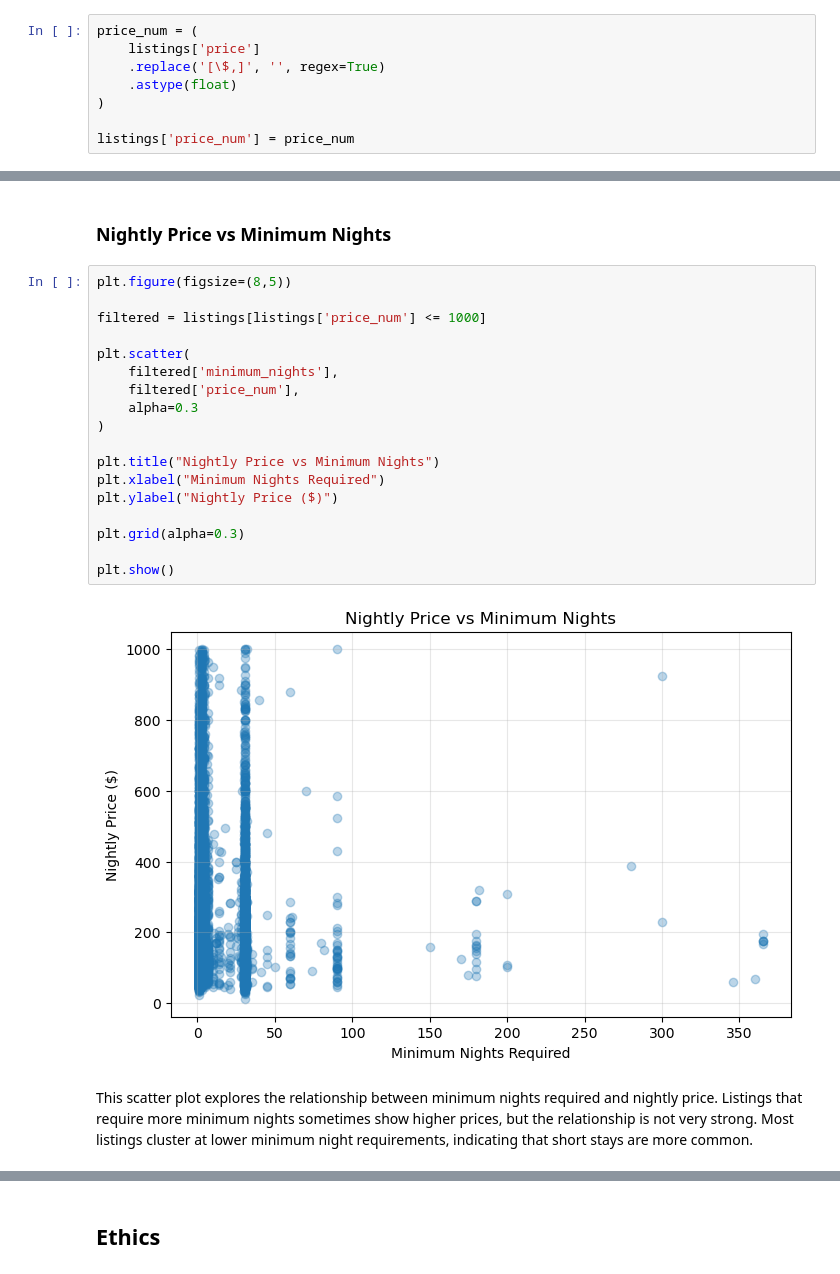
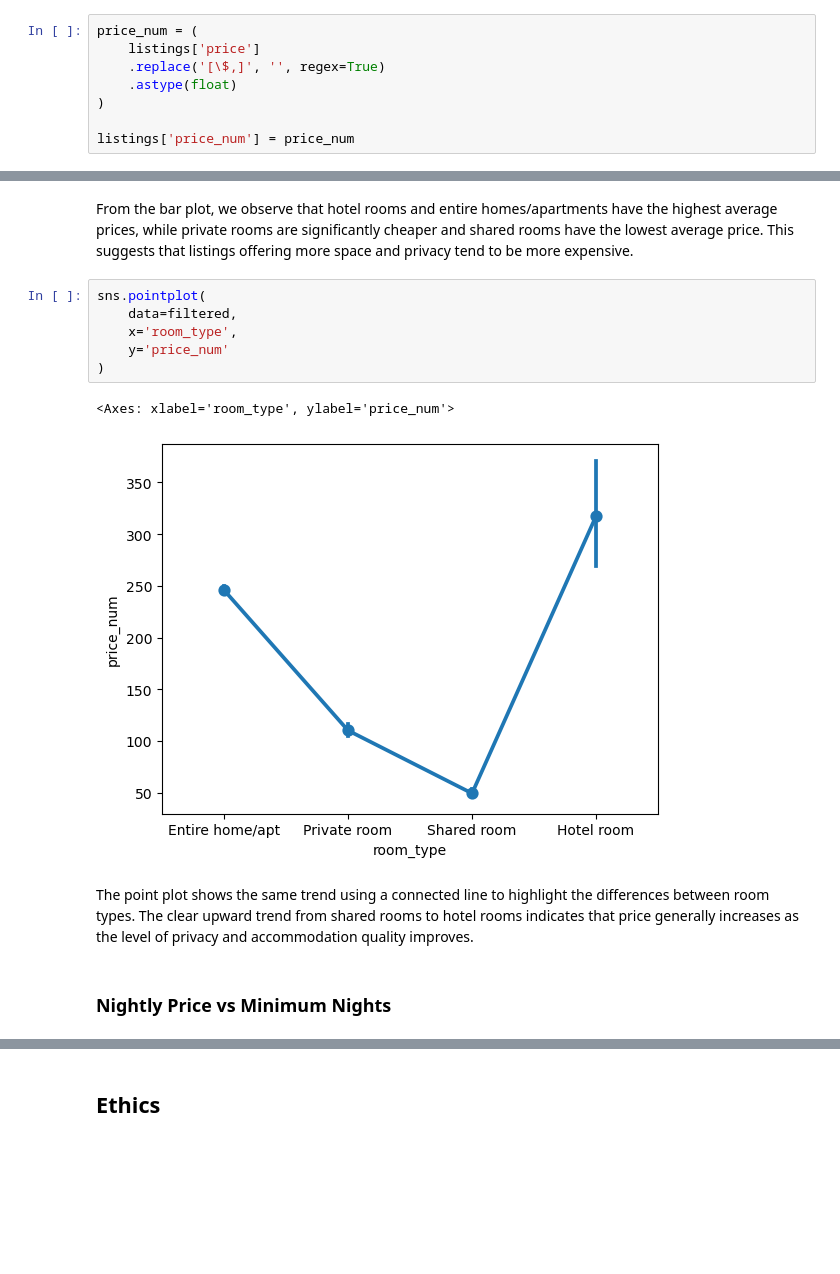
Before and after one commit to COGS108/Group082_WI26, a Jupyter notebook: 02-EDACheckpoint.ipynb, the cells around one changed output, grey strips where cells are left out. Saved outputs shown, nothing was run; the diff lists cells and outputs as text; blank space fills up the shorter version.

```diff
--- a/02-EDACheckpoint.ipynb
+++ b/02-EDACheckpoint.ipynb
@@ -574,26 +566,15 @@ plt.show()
+# %% [markdown]
+From the bar plot, we observe that hotel rooms and entire homes/apartments have the highest average prices, while private rooms are significantly cheaper and shared rooms have the lowest average price. This suggests that listings offering more space and privacy tend to be more expensive.
+# %%
+sns.pointplot(
+    data=filtered,
+    x='room_type',
+    y='price_num'
+)
+# %% [output]
+<Axes: xlabel='room_type', ylabel='price_num'>
+[figure, added]
+# %% [markdown]
+The point plot shows the same trend using a connected line to highlight the differences between room types. The clear upward trend from shared rooms to hotel rooms indicates that price generally increases as the level of privacy and accommodation quality improves.
 # %% [markdown]
 ###  Nightly Price vs Minimum Nights
-# %%
-plt.figure(figsize=(8,5))
-
-filtered = listings[listings['price_num'] <= 1000]
-
-plt.scatter(
-    filtered['minimum_nights'],
-    filtered['price_num'],
-    alpha=0.3
-)
-
-plt.title("Nightly Price vs Minimum Nights")
-plt.xlabel("Minimum Nights Required")
-plt.ylabel("Nightly Price ($)")
-
-plt.grid(alpha=0.3)
-
-plt.show()
-# %% [output]
-[figure, removed]
-# %% [markdown]
-This scatter plot explores the relationship between minimum nights required and nightly price.
-Listings that require more minimum nights sometimes show higher prices, but the relationship is not very strong.
-Most listings cluster at lower minimum night requirements, indicating that short stays are more common.
```
Also changed, not shown: parts of 7 cells of this notebook.
